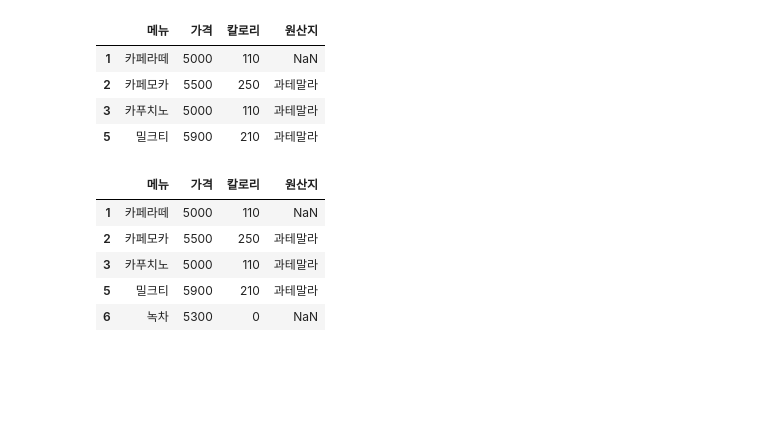
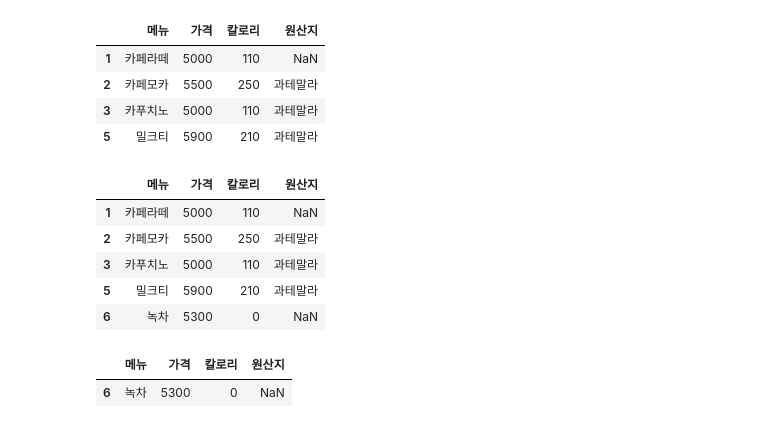
Before and after one commit to himzei/chat-python, a Jupyter notebook: 04_판다스/02_인덱싱_슬라이싱.ipynb, the cells around one changed output. Saved outputs shown, nothing was run; the diff lists cells and outputs as text; code cells hidden in the pictures; blank space fills up the shorter version.

```diff
--- a/04_판다스/02_인덱싱_슬라이싱.ipynb
+++ b/04_판다스/02_인덱싱_슬라이싱.ipynb
@@ -361,3 +361,11 @@ df[cond1 | cond2]
 | 3 | 카푸치노 | 5000 | 110 | 과테말라 |
 | 5 | 밀크티 | 5900 | 210 | 과테말라 |
 | 6 | 녹차 | 5300 | 0 | NaN |
+# %%
+# isin 필터링
+cond = df["메뉴"].isin(["녹차"])
+# %%
+df[cond]
+# %% [output]
+|  | 메뉴 | 가격 | 칼로리 | 원산지 |
+| 6 | 녹차 | 5300 | 0 | NaN |
```
Also changed, not shown: 4 other files.
